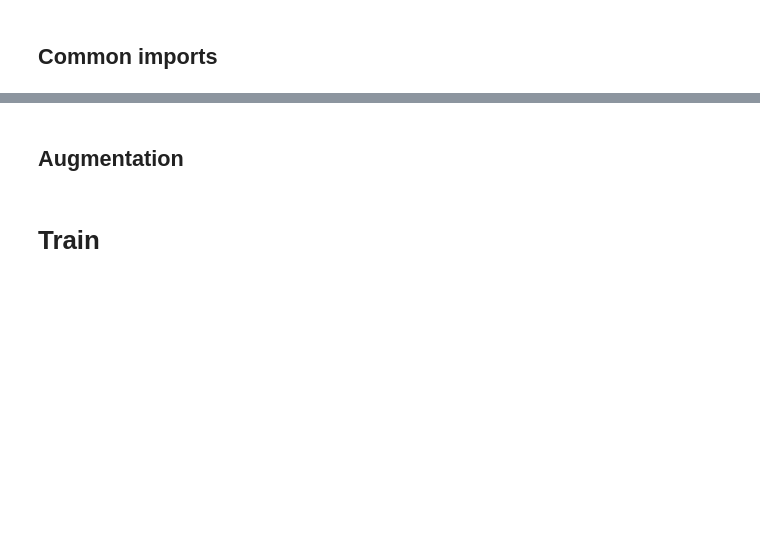
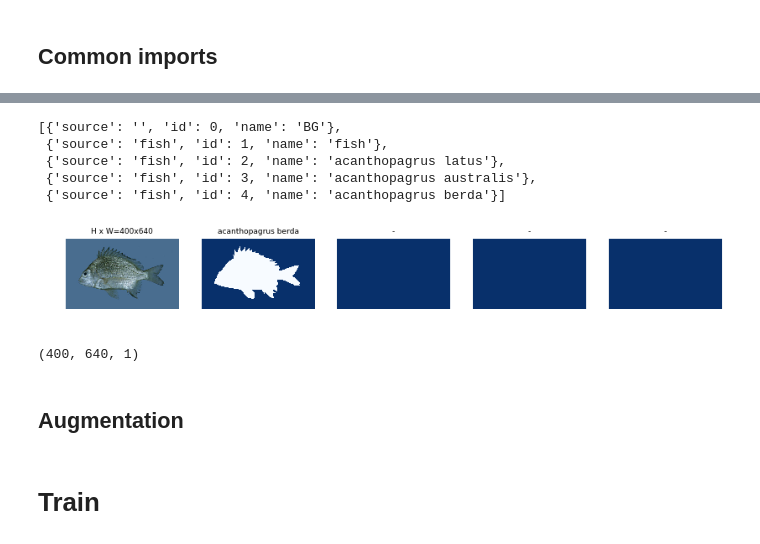
Before and after one commit to pknu-wap/UnderTheSea, a Jupyter notebook: csci_e89_project/multi_class_instance_train.ipynb, the cells around one changed output, grey strips where cells are left out. Cells and saved outputs as stored; diff of their text form; code cells hidden in the pictures; blank space fills up the shorter version.

```diff
--- a/csci_e89_project/multi_class_instance_train.ipynb
+++ b/csci_e89_project/multi_class_instance_train.ipynb
@@ -65,0 +69,4 @@ import csci_e89_project.det as det
+# %%
+# Setup configuration
+config = det.DetConfig('fish', ['fish','acanthopagrus latus','acanthopagrus australis','acanthopagrus berda'])
+config.display()
@@ -65,0 +91,23 @@ import csci_e89_project.det as det
+# %%
+# Load dataset
+## annotations파일을 불러와서 클래스 구분되는 이름을 가져온다.
+dataset, val = det.create_datasets(dataset_path, config)
+
+# Must call before using the dataset, amount other things,
+# this maps the sources to the class ids.
+dataset.prepare()
+val.prepare()
+
+# Print a summary of the dataset and classes
+print("Image Count: {}".format(len(dataset.image_ids)))
+print("Class Count: {}".format(dataset.num_classes))
+for i, info in enumerate(dataset.class_info):
+    print(i)
+    print("{:3}. {:50}".format(i, info['name']))
+
+
+print("Image Count: {}".format(len(val.image_ids)))
+print("Class Count: {}".format(val.num_classes))
+for i, info in enumerate(val.class_info):
+    print(i)
+    print("{:3}. {:50}".format(i, info['name']))
@@ -66,3 +132,20 @@ import csci_e89_project.det as det
+# %%
+val.class_info
+# %% [output]
+[{'source': '', 'id': 0, 'name': 'BG'},
+ {'source': 'fish', 'id': 1, 'name': 'fish'},
+ {'source': 'fish', 'id': 2, 'name': 'acanthopagrus latus'},
+ {'source': 'fish', 'id': 3, 'name': 'acanthopagrus australis'},
+ {'source': 'fish', 'id': 4, 'name': 'acanthopagrus berda'}]
+# %%
+image_id = 0
+image = val.load_image(image_id)
+mask, class_ids = val.load_mask(image_id)
+visualize.display_top_masks(image, mask, class_ids, val.class_names)
+mask.shape
+# %% [output]
+[figure, added]
+(400, 640, 1)
 # %% [markdown]
 ## Augmentation
 # %%
```
Also changed, not shown: parts of 7 cells of this notebook, 5 other files.
